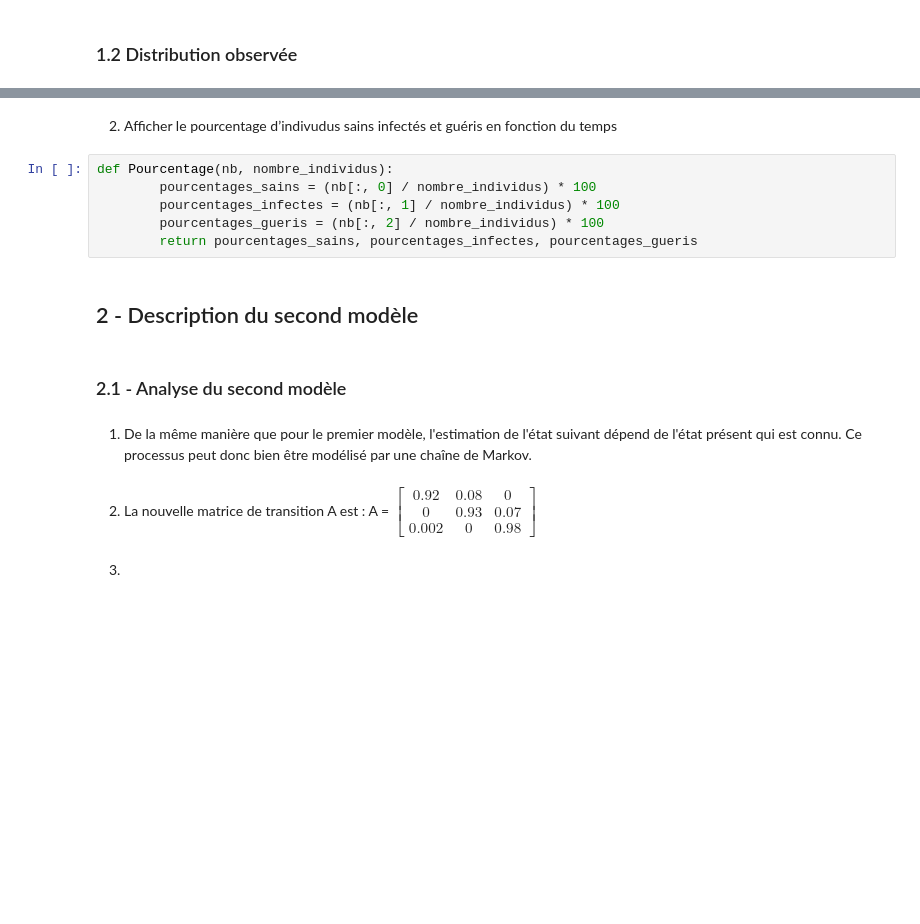
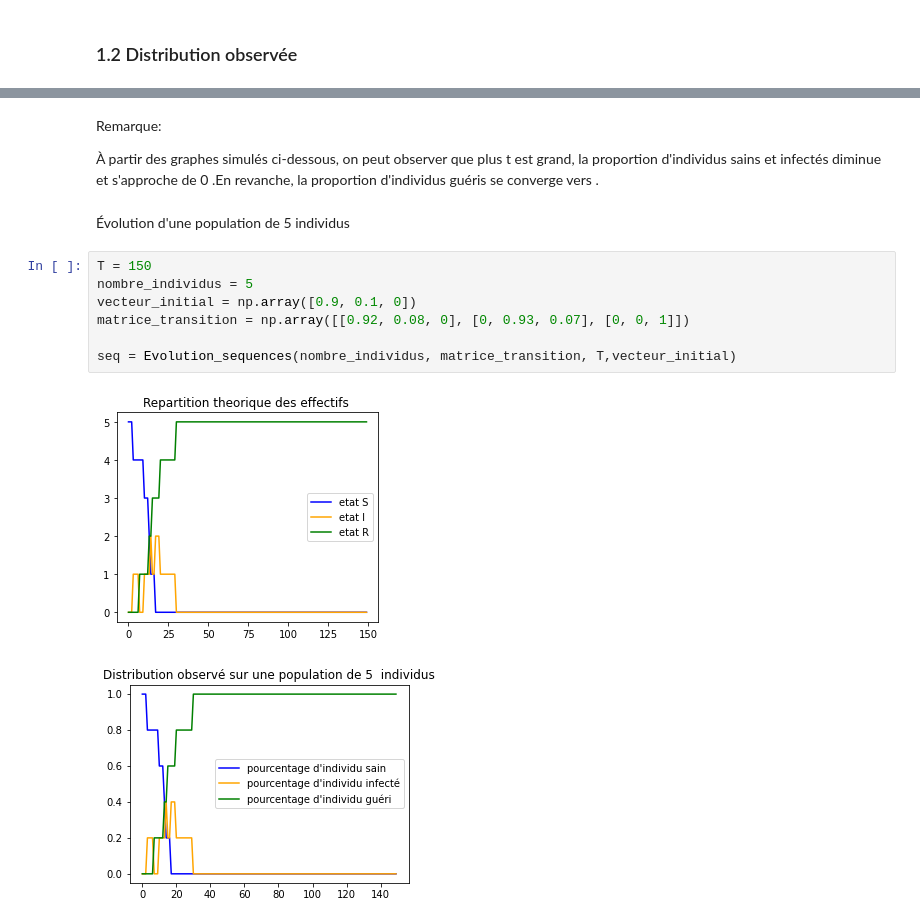
Before and after one commit to tkqdldk/Markov_Epidemio, a Jupyter notebook: projet3.ipynb.ipynb, the cells around one changed output, grey strips where cells are left out. Cells and saved outputs as stored; diff of their text form; blank space fills up the shorter version.

```diff
--- a/projet3.ipynb.ipynb
+++ b/projet3.ipynb.ipynb
@@ -220,18 +233,16 @@ plt.show()
-# %% [markdown]
-2. Afficher le pourcentage d’indivudus sains infectés et guéris en fonction du temps
-# %%
-def Pourcentage(nb, nombre_individus):
-        pourcentages_sains = (nb[:, 0] / nombre_individus) * 100
-        pourcentages_infectes = (nb[:, 1] / nombre_individus) * 100
-        pourcentages_gueris = (nb[:, 2] / nombre_individus) * 100
-        return pourcentages_sains, pourcentages_infectes, pourcentages_gueris
-# %% [markdown]
-## 2 - Description du second modèle
-# %% [markdown]
-### 2.1 - Analyse du second modèle
-# %% [markdown]
-1. De la même manière que pour le premier modèle, l'estimation de l'état suivant dépend de l'état présent qui est connu. Ce processus peut donc bien être modélisé par une chaîne de Markov.
-# %% [markdown]
-2. La nouvelle matrice de transition A est : A = $  \begin{bmatrix} 0.92 & 0.08 & 0 \\ 0 & 0.93 & 0.07 \\ 0.002 & 0 & 0.98 \end{bmatrix} $
-# %% [markdown]
-3.
+# %% [markdown]
+Remarque:
+
+À partir des graphes simulés ci-dessous, on peut observer que plus t est grand,  la proportion d'individus sains et infectés diminue et  s'approche de 0 .En revanche, la proportion d'individus guéris se converge vers .
+# %% [markdown]
+Évolution d'une population de 5 individus
+# %%
+T = 150
+nombre_individus = 5
+vecteur_initial = np.array([0.9, 0.1, 0])
+matrice_transition = np.array([[0.92, 0.08, 0], [0, 0.93, 0.07], [0, 0, 1]])
+
+seq = Evolution_sequences(nombre_individus, matrice_transition, T,vecteur_initial)
+# %% [output]
+[figure, added]
+[figure, added]
```
Also changed, not shown: parts of 40 cells of this notebook.
